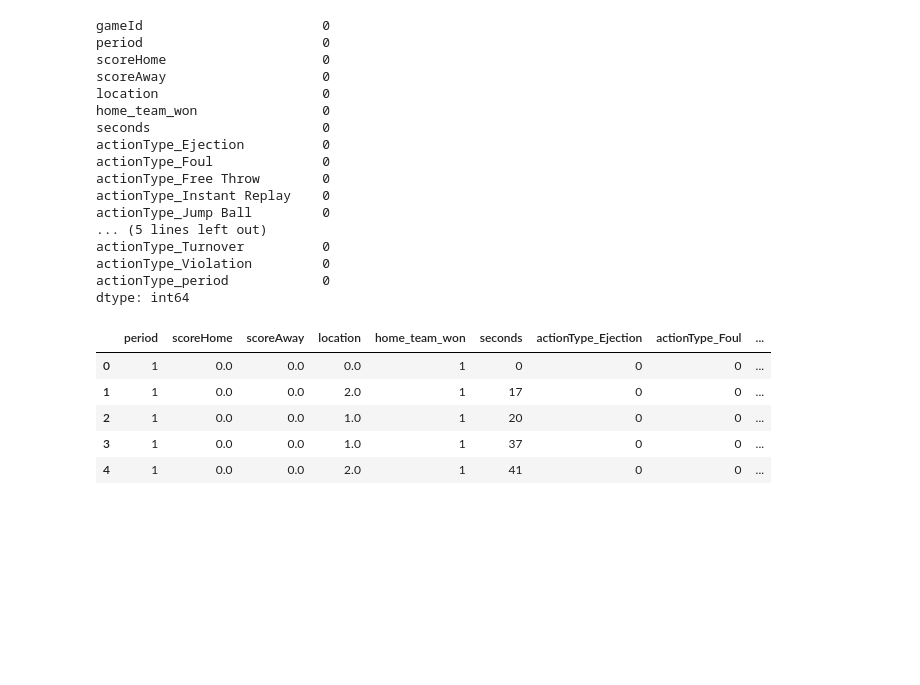
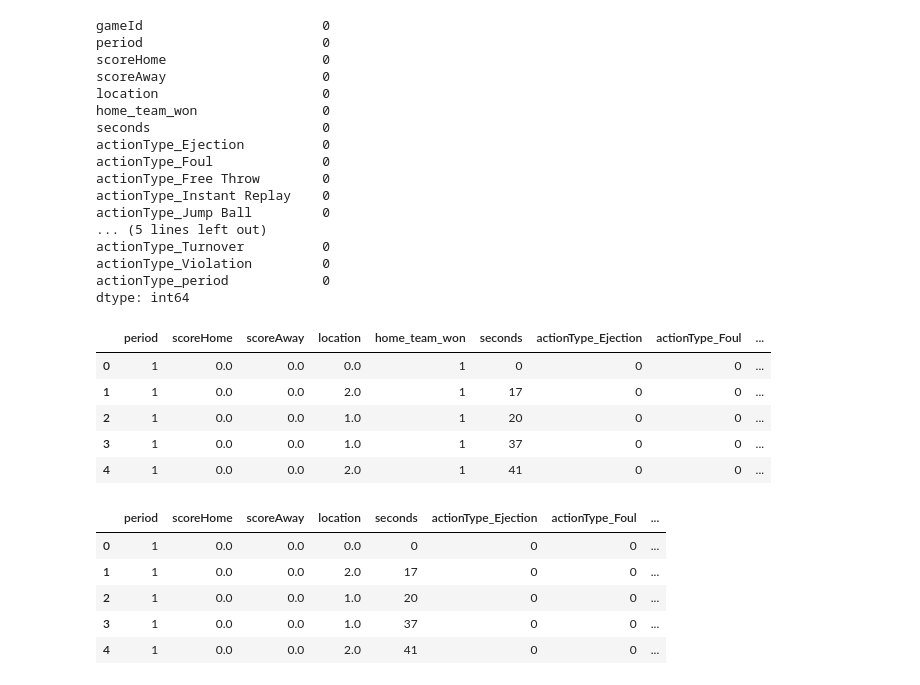
Before and after one commit to htaheri17/Real-Time-Win-Probability-Predictor, a Jupyter notebook: notebooks/win_probability_model.ipynb, the cells around one changed output. Cells and saved outputs as stored; diff of their text form; code cells hidden in the pictures; blank space fills up the shorter version.

```diff
--- a/notebooks/win_probability_model.ipynb
+++ b/notebooks/win_probability_model.ipynb
@@ -452,0 +457,9 @@ df.head()
+# %%
+X.head()
+# %% [output]
+|  | period | scoreHome | scoreAway | location | seconds | actionType_Ejection | actionType_Foul | ... |
+| 0 | 1 | 0.0 | 0.0 | 0.0 | 0 | 0 | 0 | ... |
+| 1 | 1 | 0.0 | 0.0 | 2.0 | 17 | 0 | 0 | ... |
+| 2 | 1 | 0.0 | 0.0 | 1.0 | 20 | 0 | 0 | ... |
+| 3 | 1 | 0.0 | 0.0 | 1.0 | 37 | 0 | 0 | ... |
+| 4 | 1 | 0.0 | 0.0 | 2.0 | 41 | 0 | 0 | ... |
```
Also changed, not shown: parts of 7 cells of this notebook.
